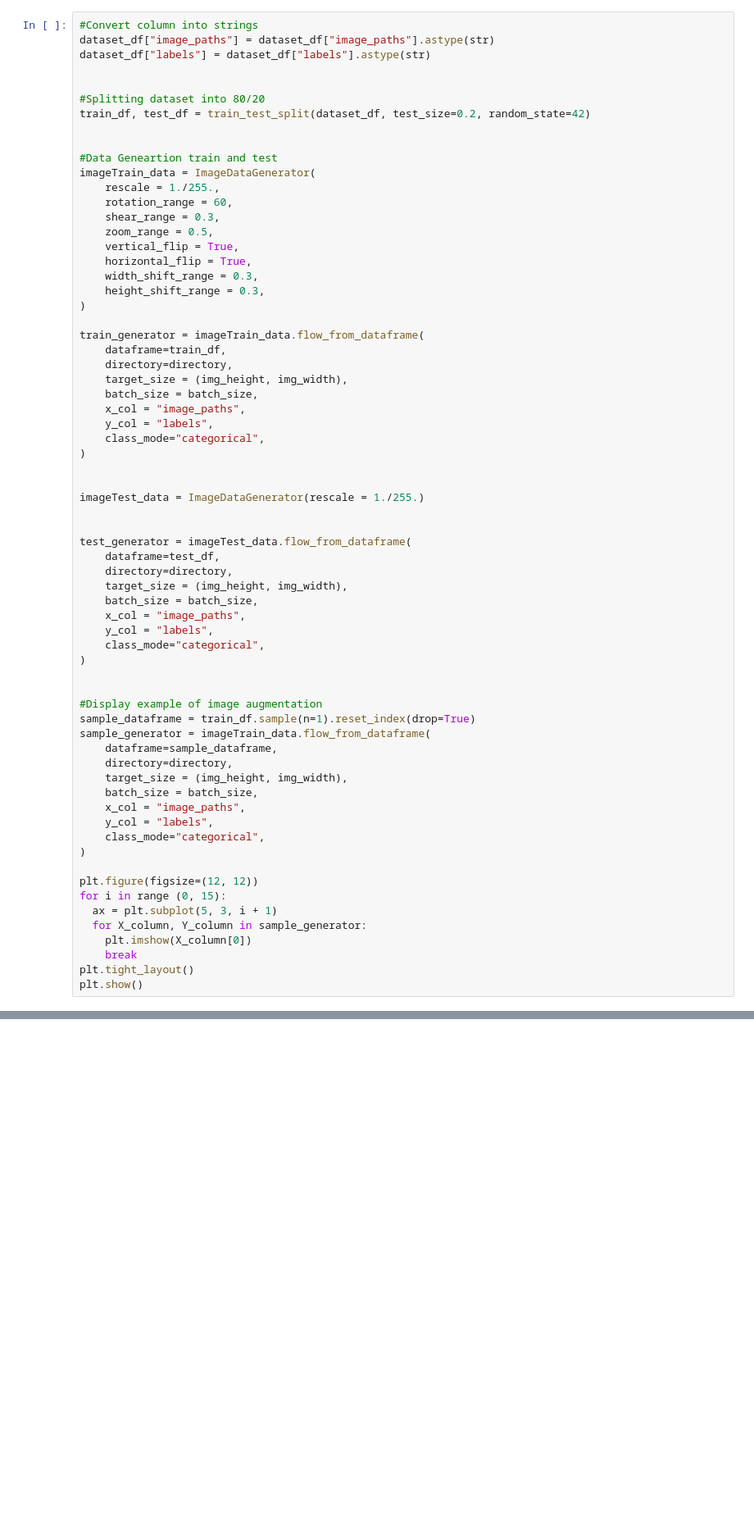
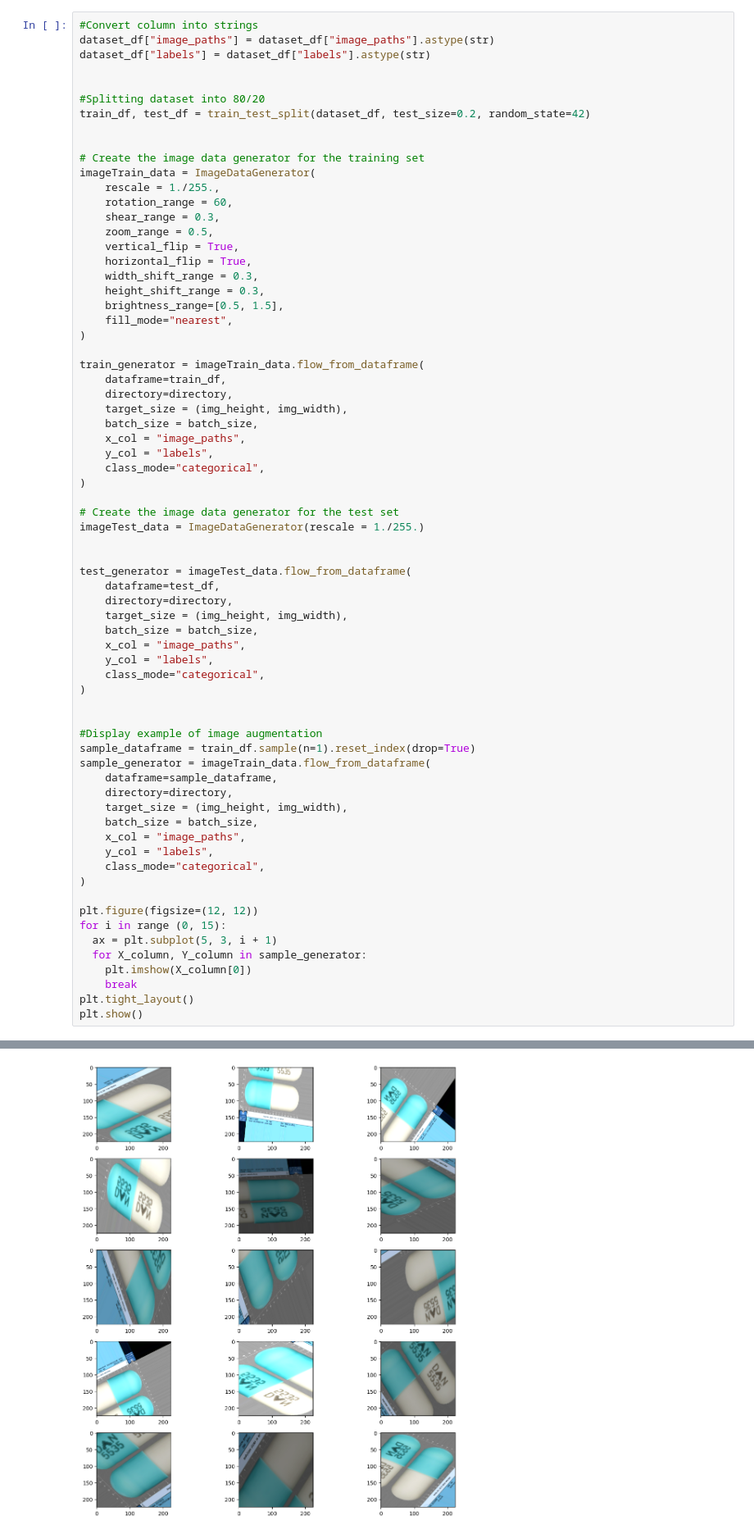
Before and after one commit to Chr728/Compass, a Jupyter notebook: pillIdentifierAI/Pill_Identifier.ipynb, the cells around one changed output, grey strips where cells are left out. Shown at 82% size. Saved outputs shown, nothing was run; the diff lists cells and outputs as text; blank space fills up the shorter version.

```diff
--- a/pillIdentifierAI/Pill_Identifier.ipynb
+++ b/pillIdentifierAI/Pill_Identifier.ipynb
@@ -128,7 +162,7 @@ dataset_df["labels"] = dataset_df["labels"].astype(str)
 train_df, test_df = train_test_split(dataset_df, test_size=0.2, random_state=42)
 
 
-#Data Geneartion train and test
+# Create the image data generator for the training set
 imageTrain_data = ImageDataGenerator(
     rescale = 1./255.,
     rotation_range = 60,
@@ -138,6 +172,8 @@ imageTrain_data = ImageDataGenerator(
     horizontal_flip = True,
     width_shift_range = 0.3,
     height_shift_range = 0.3,
+    brightness_range=[0.5, 1.5],
+    fill_mode="nearest",
 )
 
 train_generator = imageTrain_data.flow_from_dataframe(
@@ -150,7 +186,7 @@ train_generator = imageTrain_data.flow_from_dataframe(
     class_mode="categorical",
 )
 
-
+# Create the image data generator for the test set
 imageTest_data = ImageDataGenerator(rescale = 1./255.)
 
 
@@ -185,3 +221,4 @@ for i in range (0, 15):
     break
 plt.tight_layout()
 plt.show()
+# %% [output]
@@ -188,3 +228,4 @@ plt.show()
+[figure, added]
 # %% [markdown]
 # Filtering
 Using OpenCV, we filter out any artifacts (i.e. background, lens flares, graininess, etc.) and extract the features necessary for identification.
```
Also changed, not shown: parts of 9 cells of this notebook, 1 other file.
